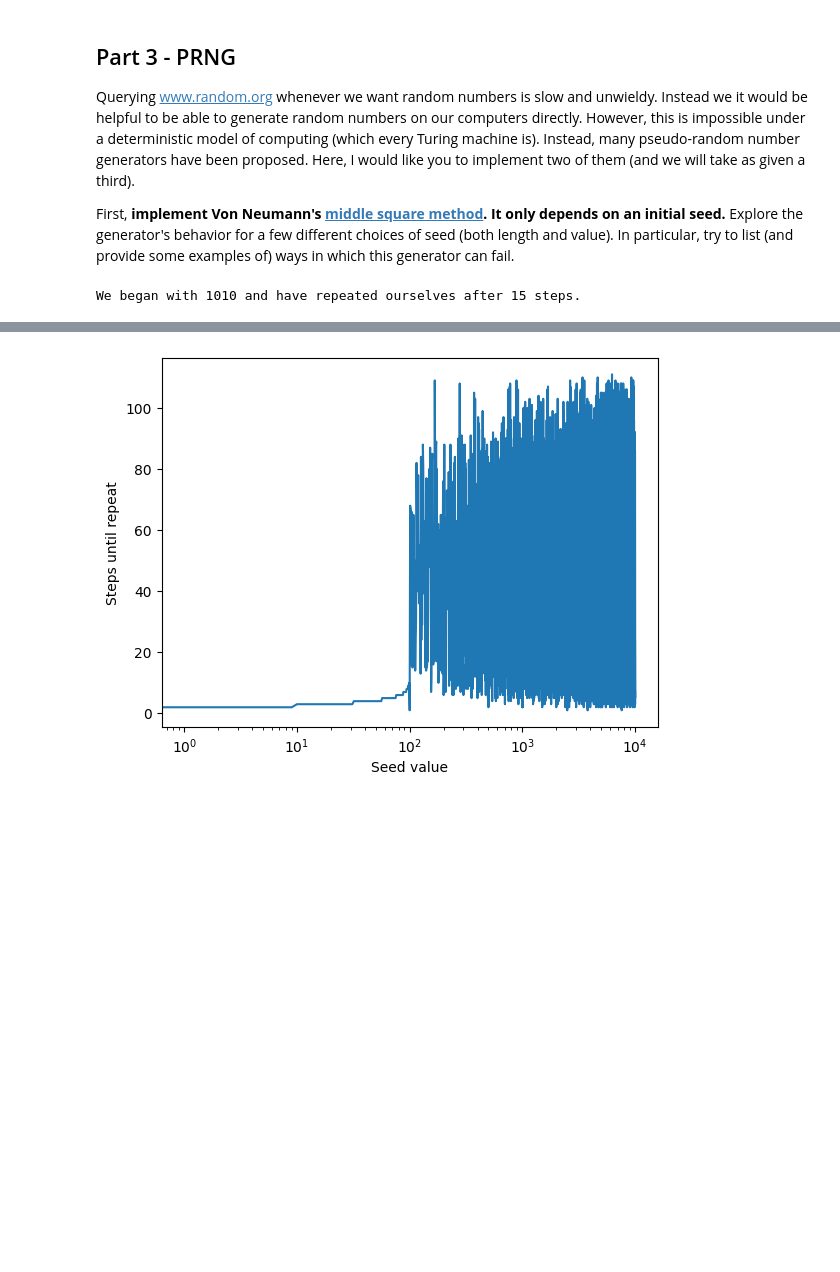
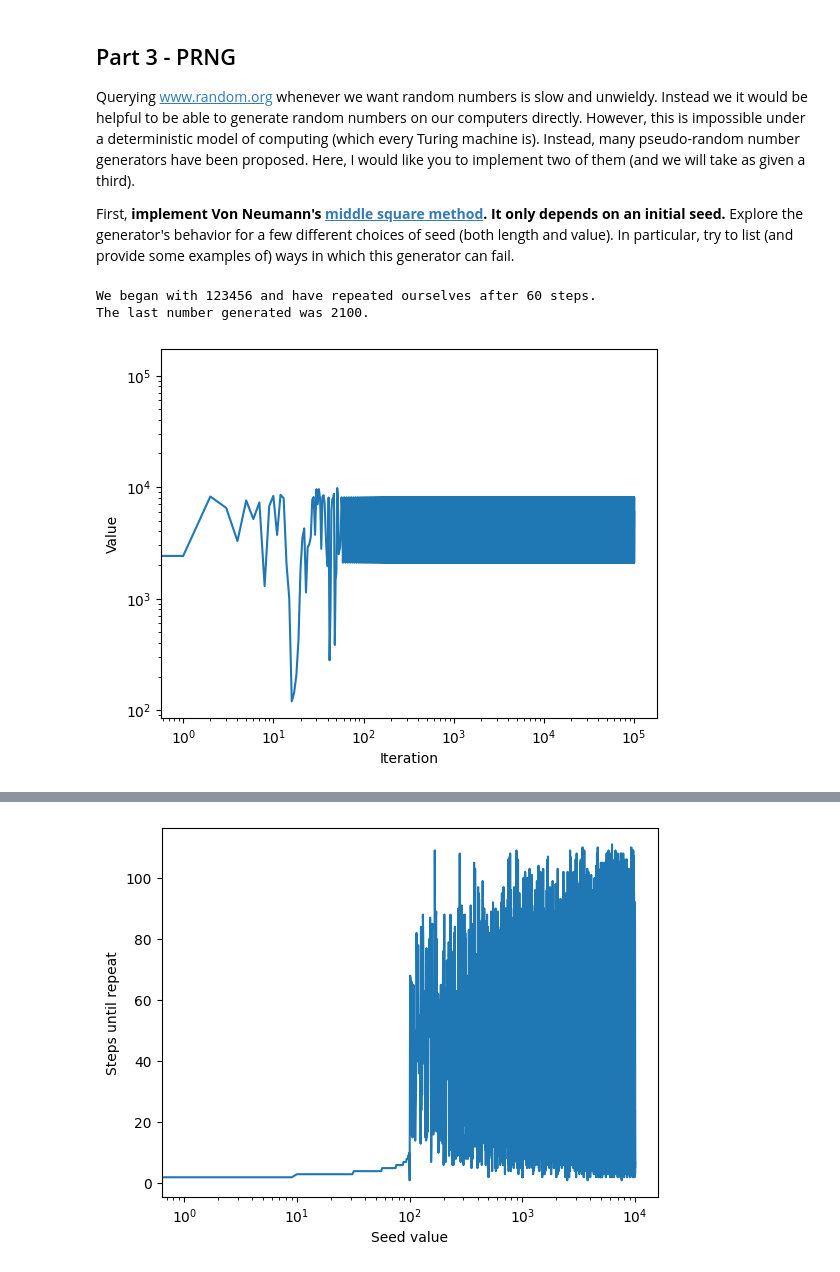
Before and after one commit to cake-dev/InfoRandoClass, a Jupyter notebook: computing_assignment_1/ComputingAssignment1.ipynb, the cells around one changed output, grey strips where cells are left out. Drawn from its saved outputs; the diff is of its cells as text; code cells hidden in the pictures; blank space fills up the shorter version.

```diff
--- a/computing_assignment_1/ComputingAssignment1.ipynb
+++ b/computing_assignment_1/ComputingAssignment1.ipynb
@@ -160,20 +172,46 @@ Querying www.random.org whenever we want random numbers is slow and unwieldy.  I
 First, **implement Von Neumann's [middle square method](https://en.wikipedia.org/wiki/Middle-square_method).  It only depends on an initial seed.** Explore the generator's behavior for a few different choices of seed (both length and value).  In particular, try to list (and provide some examples of) ways in which this generator can fail.
 # %%
 # https://en.wikipedia.org/wiki/Middle-square_method
-def middle_square_method(seed_number):
+def middle_square_method(seed_number, n=100, until_repeat = True, results=False):
     number = seed_number
-    already_seen = set()
+    already_seen = []
     counter = 0
 
-    while number not in already_seen:
-        counter += 1
-        already_seen.add(number)
-        number = int(str(number * number).zfill(8)[2:6])  # zfill adds padding of zeroes
-        # print(f"#{counter}: {number}")
-    return counter
+    if until_repeat:
+        while number not in already_seen:
+            counter += 1
+            already_seen.append(number)
+            number = int(str(number * number).zfill(8)[2:6])  # zfill adds padding of zeroes
+            # print(f"#{counter}: {number}")
+        if results:
+            return counter, already_seen
+        else:
+            return counter
+    else:
+        results = []
+        for _ in range(n):
+            counter += 1
+            results.append(number)
+            number = int(str(number * number).zfill(8)[2:6])
+        return counter, results
 
-seed_number = 1010
-counter = middle_square_method(seed_number)
+
+seed_number = 123456
+counter,values = middle_square_method(seed_number, results=True)
 print(f"We began with {seed_number} and have repeated ourselves after {counter} steps.")
+print(f"The last number generated was {values[-1]}.")
 # %% [output]
-We began with 1010 and have repeated ourselves after 15 steps.
+We began with 123456 and have repeated ourselves after 60 steps.
+The last number generated was 2100.
+# %%
+counter,values = middle_square_method(seed_number, results=True, until_repeat=False, n=100000)
+# %%
+# plot the values generated by the middle square method
+plt.plot(values)
+plt.xlabel('Iteration')
+plt.ylabel('Value')
+plt.yscale('log')
+plt.xscale('log')
+plt.show()
+# %% [output]
+[figure, added]
```
Also changed, not shown: parts of 12 cells of this notebook, 3 other files.
